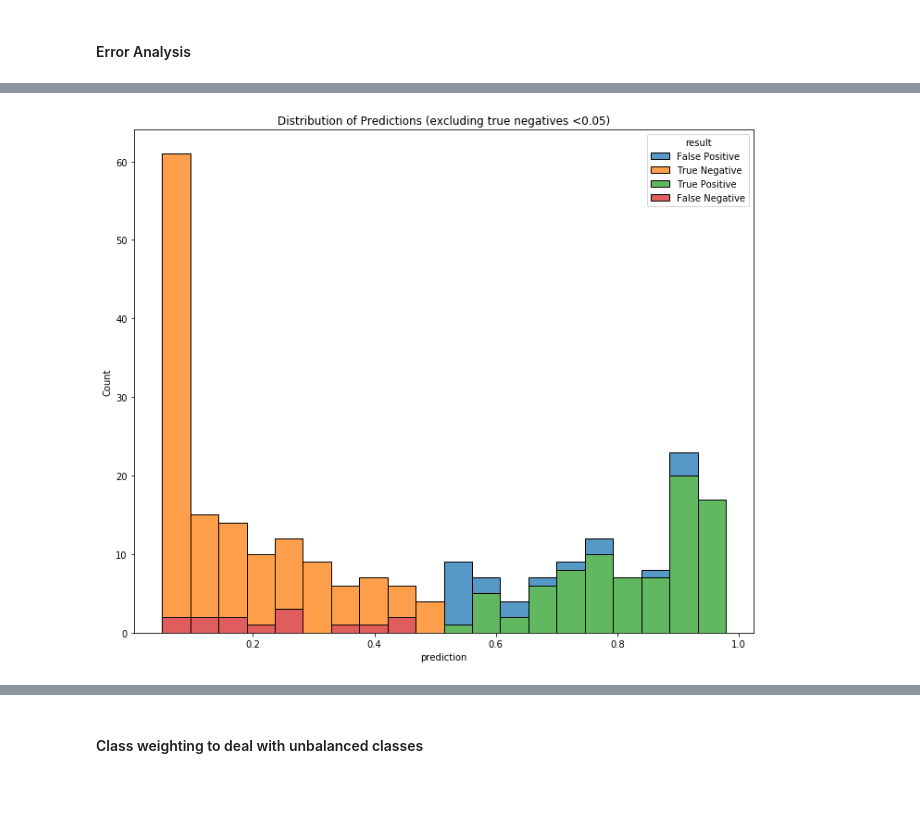
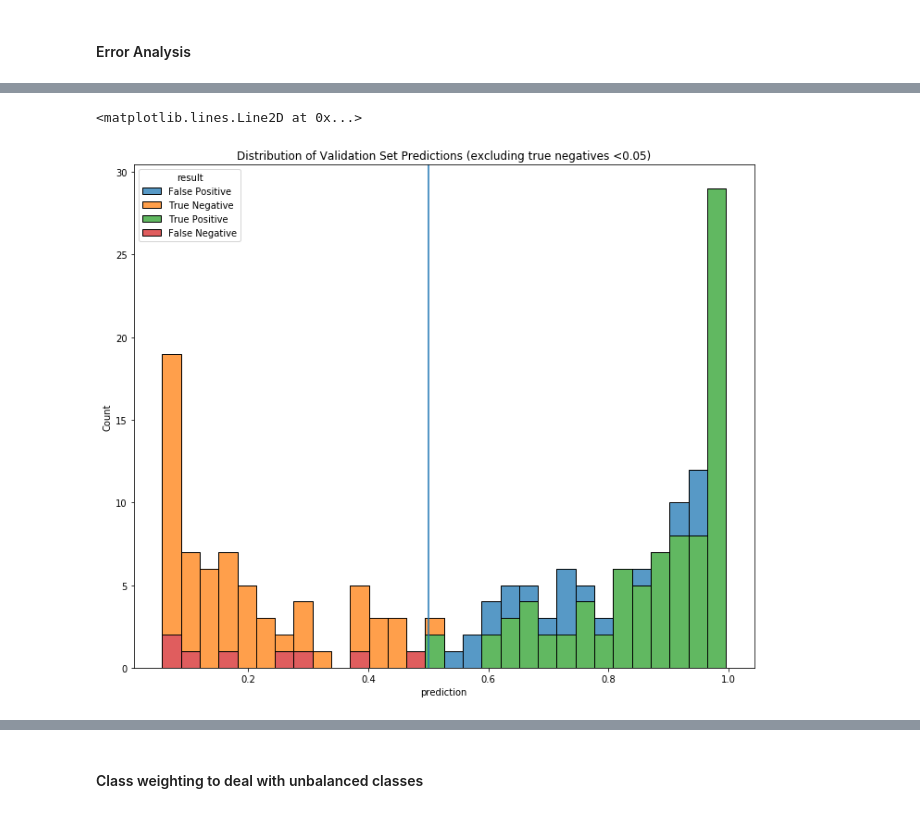
Before and after one commit to travisrmetz/w210, a Jupyter notebook: w2p/exoplanet_model.ipynb, the cells around one changed output, grey strips where cells are left out. Drawn from its saved outputs; the diff is of its cells as text; code cells hidden in the pictures.

```diff
--- a/w2p/exoplanet_model.ipynb
+++ b/w2p/exoplanet_model.ipynb
@@ -424,14 +445,17 @@ ax = sns.histplot(data=val_results_mod, x="truth_delta",hue='result').set_title(
 # %%
 cutoff=.05
 val_results_mod=val_results[(val_results.prediction>cutoff)]
 import seaborn as sns
 ax = sns.histplot(data=val_results_mod,
                   x="prediction",
                   hue='result',
                   multiple='stack',
-                  bins=20).set_title('Distribution of Predictions (excluding true negatives <0.05)')
+                  bins=30).set_title('Distribution of Validation Set Predictions (excluding true negatives <0.05)')
+
+plt.axvline(0.5,0,30)
 # %% [output]
+<matplotlib.lines.Line2D at 0x...>
-[figure, old version]
+[figure, new version]
 # %%
 false_positives=val_results[val_results.truth_delta<=-.5]
 print(false_positives.shape)
```
Also changed, not shown: parts of 19 cells of this notebook, 4 other files.
